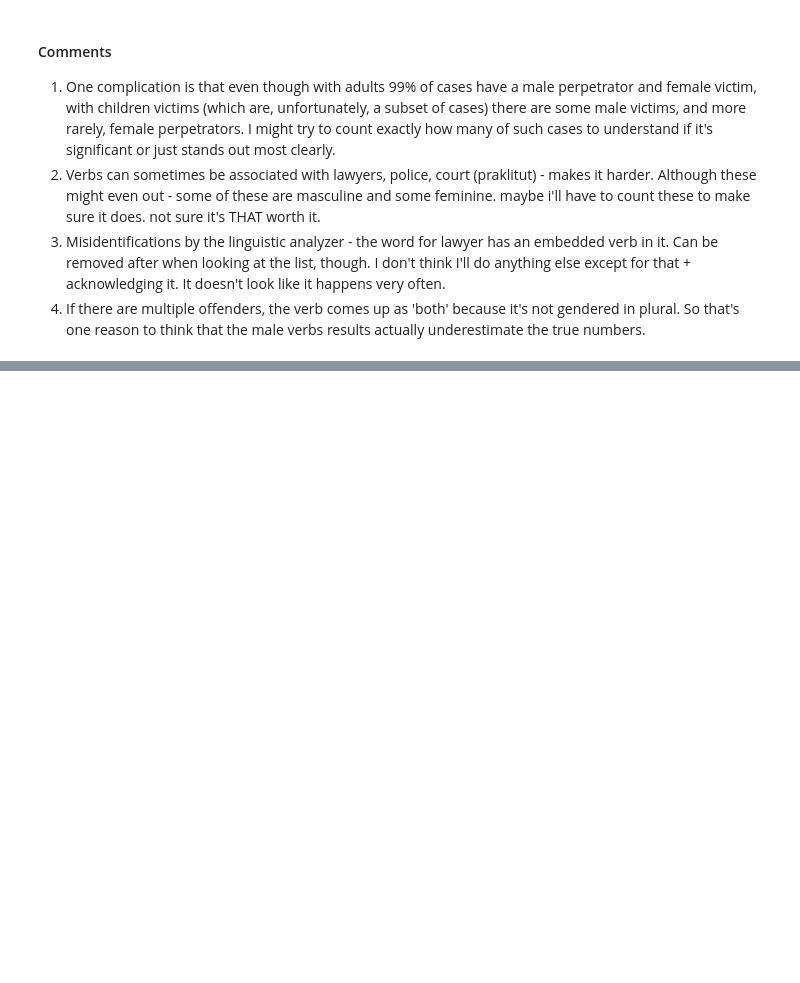
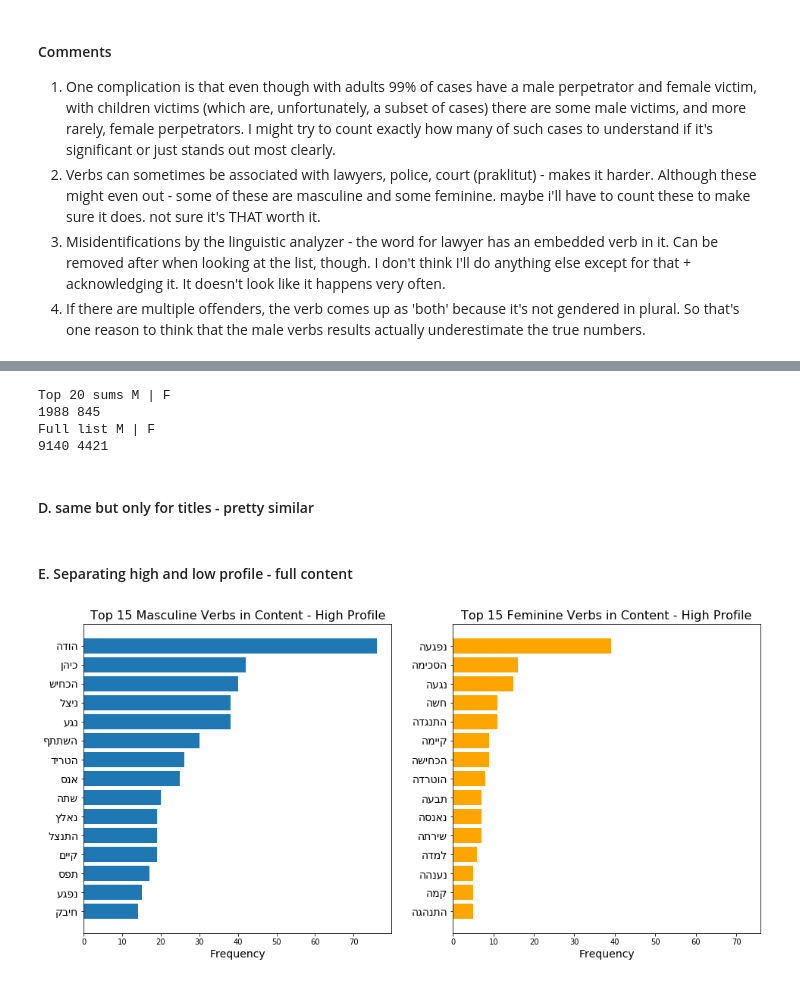
Before and after one commit to tomkreker/SexualAssaultCoverage, a Jupyter notebook: kulan.ipynb, the cells around one changed output, grey strips where cells are left out. Saved outputs shown, nothing was run; the diff lists cells and outputs as text; code cells hidden in the pictures; blank space fills up the shorter version.

```diff
--- a/kulan.ipynb
+++ b/kulan.ipynb
@@ -448,5 +513,4 @@ pickle.dump(full_clean_df, open( "./data/fouryear_data_full_before_filtering.p",
 
 # read from file
 # clean_df = pd.read_pickle("./data/2019datafull.p")
-full_clean_df = pd.read_pickle("./data/fouryear_data_full_before_filtering.p")
 # %% [markdown]
@@ -1446,0 +1213,18 @@ Name: 1293, dtype: object
+# %%
+# Total number of M vs F
+
+# this is hard to interpret even after I removed some verbs because I didn't do it comprehensively
+# but generally, 'police' and 'prosecution' (who press charges) are feminine, while the court is masculine,
+# and these are the main actors, so I estimate the gap in 'who's the focus' is at least as big.
+
+print('Top 20 sums M | F')
+print(sum(m_sorted_filtered[:20,1].astype(int)), sum(f_sorted_filtered[:20,1].astype(int)))
+print('Full list M | F')
+print(sum(m_sorted_filtered[:,1].astype(int)), sum(f_sorted_filtered[:,1].astype(int)))
+# %% [output]
+Top 20 sums M | F
+1988 845
+Full list M | F
+9140 4421
+# %% [markdown]
+#### D. same but only for titles - pretty similar
@@ -1446,0 +1246,42 @@ Name: 1293, dtype: object
+# %% [markdown]
+#### E. Separating high and low profile - full content
+# %%
+# if need, load full_scraped_df from pickle before analysis section
+# full_m_verbs = full_scraped_df.full_m_verbs
+# full_f_verbs = full_scraped_df.full_f_verbs
+
+# indicies of high profile cases
+hp_indices = np.where(final_df.high_profile)[0]
+the_rest = np.where(final_df.high_profile==0)[0]
+
+# split the result verbs above by these indices
+# here every element is still a string with all verbs found in the content
+full_m_verbs_hp = np.array(full_m_verbs)[hp_indices]
+full_f_verbs_hp = np.array(full_f_verbs)[hp_indices]
+full_m_verbs_nothp = np.array(full_m_verbs)[the_rest]
+full_f_verbs_nothp = np.array(full_f_verbs)[the_rest]
+
+# Sorted counts for all verbs across the articles
+m_sorted_v_hp=np.array(get_sorted_counts(full_m_verbs_hp))
+f_sorted_v_hp=np.array(get_sorted_counts(full_f_verbs_hp))
+m_sorted_v_nothp=np.array(get_sorted_counts(full_m_verbs_nothp))
+f_sorted_v_nothp=np.array(get_sorted_counts(full_f_verbs_nothp))
+
+# make dedicated lists with the verbs that pop up in high-profile cases and are irrelevant
+include_hp = ['נפגע', 'צעק' , 'אנס' , 'נאנס' , 'הכחיש' , 'הודה' , 'שכב', 'קיימ', 'הטריד']
+
+exclude_hp = ['פרסמ', 'הורה', 'מינה' , 'שלח', 'פורסמ', 'ירה' , 'השתחרר', 'טייפ', 'נשאר', 'התכוונ', 'נימק', 'נבנה', 'נשקפ', 'התרשמ' , 'התמקד',
+              'הורחק', 'השתמש', 'נשלח', 'זכר', 'חיה', 'התלוננ', 'נעצר', 'פרסמ', 'הצביע', 'אהב', 'נותר', 'נכלל', 'בירכ', 'אבטח', 'נהר', 'ספג',
+              'סיפק' , 'הקצינ', 'הספיק', 'חיזק', 'נעמ', 'ירד', 'זנ', 'הסתיימ', 'חרט', 'חרטה', 'שר', 'הצדיק', 'הועמד', 'שוחח', 'חמ', 'פרצ',
+             'הוסגר', 'מנע', 'הדליק', 'התבקש', 'השלימ', 'שיתפ', 'יועד', 'הוקלט', 'איבד', 'הוכנ', 'ליווה', 'הועד']
+
+# remove stopwords
+m_sorted_filtered_v_hp = verbs_remove_stopwords('M', m_sorted_v_hp, include_hp, exclude_hp, norm_stopwords_full)
+f_sorted_filtered_v_hp = verbs_remove_stopwords('F', f_sorted_v_hp, include_hp, exclude_hp, norm_stopwords_full)
+m_sorted_filtered_v_nothp = verbs_remove_stopwords('M', m_sorted_v_nothp, include_hp, exclude_hp, norm_stopwords_full)
+f_sorted_filtered_v_nothp = verbs_remove_stopwords('F', f_sorted_v_nothp, include_hp, exclude_hp, norm_stopwords_full)
+# %%
+# # plot - HP
+plot_sorted_fm(f_sorted_filtered_v_hp, m_sorted_filtered_v_hp, 'Verbs', 15, 'Content - High Profile')
+# %% [output]
+[figure, added]
```
Also changed, not shown: parts of 135 cells of this notebook, 8 other files.
